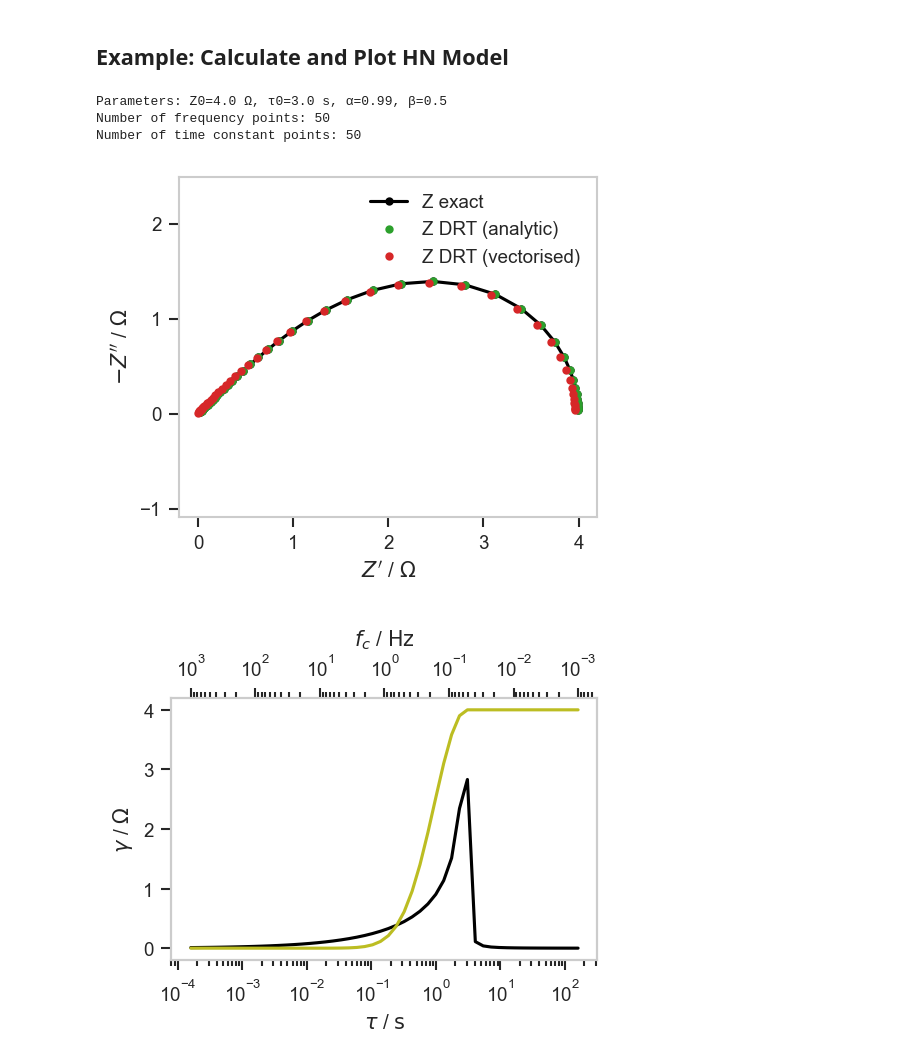
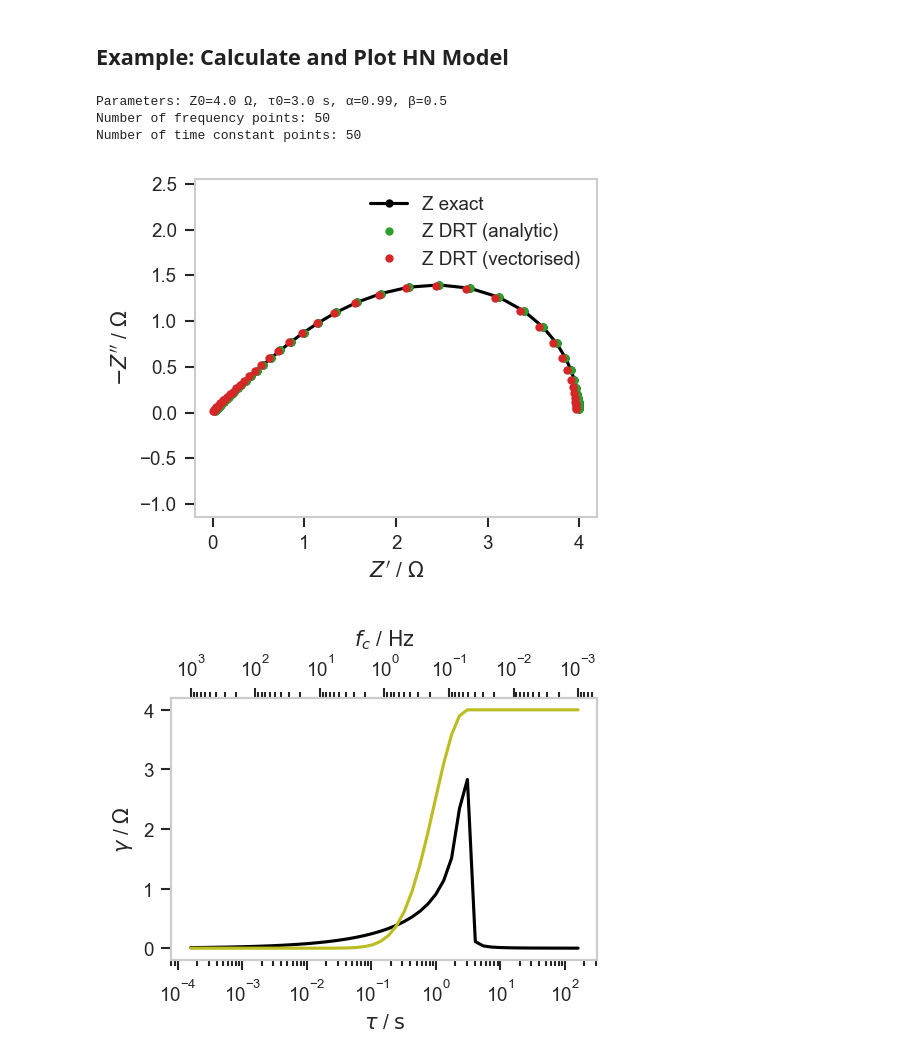
Before and after one commit to ESaundersNano/redoxED, a Jupyter notebook: notebooks/005_analytic_DRT.ipynb, the cells around one changed output. Drawn from its saved outputs; the diff is of its cells as text; code cells hidden in the pictures.

```diff
--- a/notebooks/005_analytic_DRT.ipynb
+++ b/notebooks/005_analytic_DRT.ipynb
@@ -34,9 +31,9 @@ from redoxed.impedance.drt_analysis import Z_from_DRT
 ## Example: Calculate and Plot HN Model
 # %%
 # Define HN parameters
-Z0 = 4.0      # Characteristic impedance (Ohm)
+Z0 = 4.      # Characteristic impedance (Ohm)
 tau0 = 3.0e0      # Characteristic time constant (s)
-alpha = 0.99    # Symmetric broadening parameter
+alpha = 0.99   # Symmetric broadening parameter
 beta = 0.5     # Asymmetric broadening parameter
 
 # Create frequency array
@@ -148,7 +145,7 @@ NyquistPlot_object.ax.set_aspect("equal", adjustable="datalim")  # if enable, ov
 # # NyquistPlot_object.ax.set_aspect('equal',adjustable='box') # if enable this, fig size will get overwritten, at least in y. but can set x and y lim
 # # Best way is to control size using adjustable = "datalim", and then plot invisible points to ensure points are in view if desired. Less useful for cropping.
 # # NyquistPlot_object.ax.grid(True)
-NyquistPlot_object.add_major_ticks(spacing_x = 1, spacing_y = 1)
+# NyquistPlot_object.add_major_ticks(spacing_x = 1, spacing_y = 1)
 # # NyquistPlot_object.add_minor_ticks(number_x = 5, number_y = 5)
 NyquistPlot_object.ax.legend()
 NyquistPlot_object.fig.tight_layout() # try stop cutting off labels
@@ -157,33 +154,33 @@ display(NyquistPlot_object.fig)
 
 #########################
 #### Create DRT Plot ####
 #########################
 DRTPlot_object = DRTPlot(figsize=(3.543, 3), dpi = 150)
 for label, entry in drt_plot_dict.items():
     if entry["plot"]:
         DRTPlot_object.add_plot(entry["data"], **entry["plot_kwargs"])
 DRTPlot_object.add_major_ticks(spacing_y = 1)
 # # DRTPlot_object.add_minor_ticks(number_x = 5, number_y = 5)
 DRTPlot_object.add_fc_axis() # only use after enforcing DRTPlot_object.ax.set_xlim([0, None]) if desired
 DRTPlot_object.fig.tight_layout() # try stop cutting off labels
 display(DRTPlot_object.fig)
 # DRTPlot_object.save("DRT.svg") # may need to adjust fontsize or use bbox_inches='tight' to stop cutting off labels
 
 ###########################
 ## Create Residuals Plot ##
 ###########################
 # ResidualsPlot_object = ResidualsPlot(figsize=(3.543, 3), dpi = 150, mode = 'relative') # gets a bit misleading for small Z
 ResidualsPlot_object = ResidualsPlot(figsize=(3.543, 3), dpi = 150, mode = 'absolute')
 for label, entry in residuals_plot_dict.items():
     if entry["plot"]:
         ResidualsPlot_object.add_plot(entry["data"], **entry["plot_kwargs"])
 ResidualsPlot_object.fig.tight_layout() # try stop cutting off labels
 ResidualsPlot_object.ax.legend()
 display(ResidualsPlot_object.fig)
 # %% [output]
 Parameters: Z0=4.0 Ω, τ0=3.0 s, α=0.99, β=0.5
 Number of frequency points: 50
 Number of time constant points: 50
-[figure, old version]
+[figure, new version]
 [figure]
 [figure]
```
Also changed, not shown: parts of 1 cell of this notebook, 11 other files.
